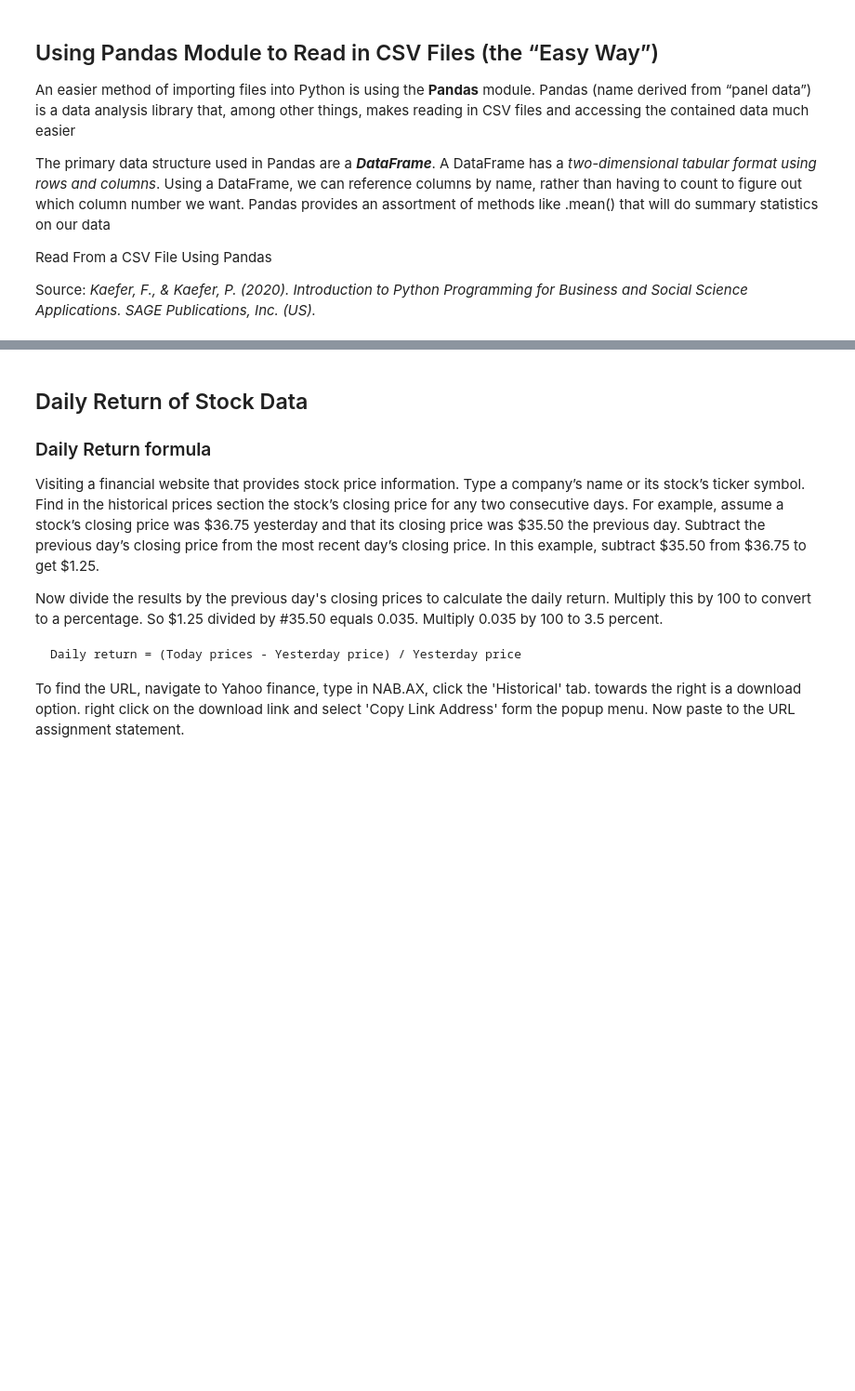
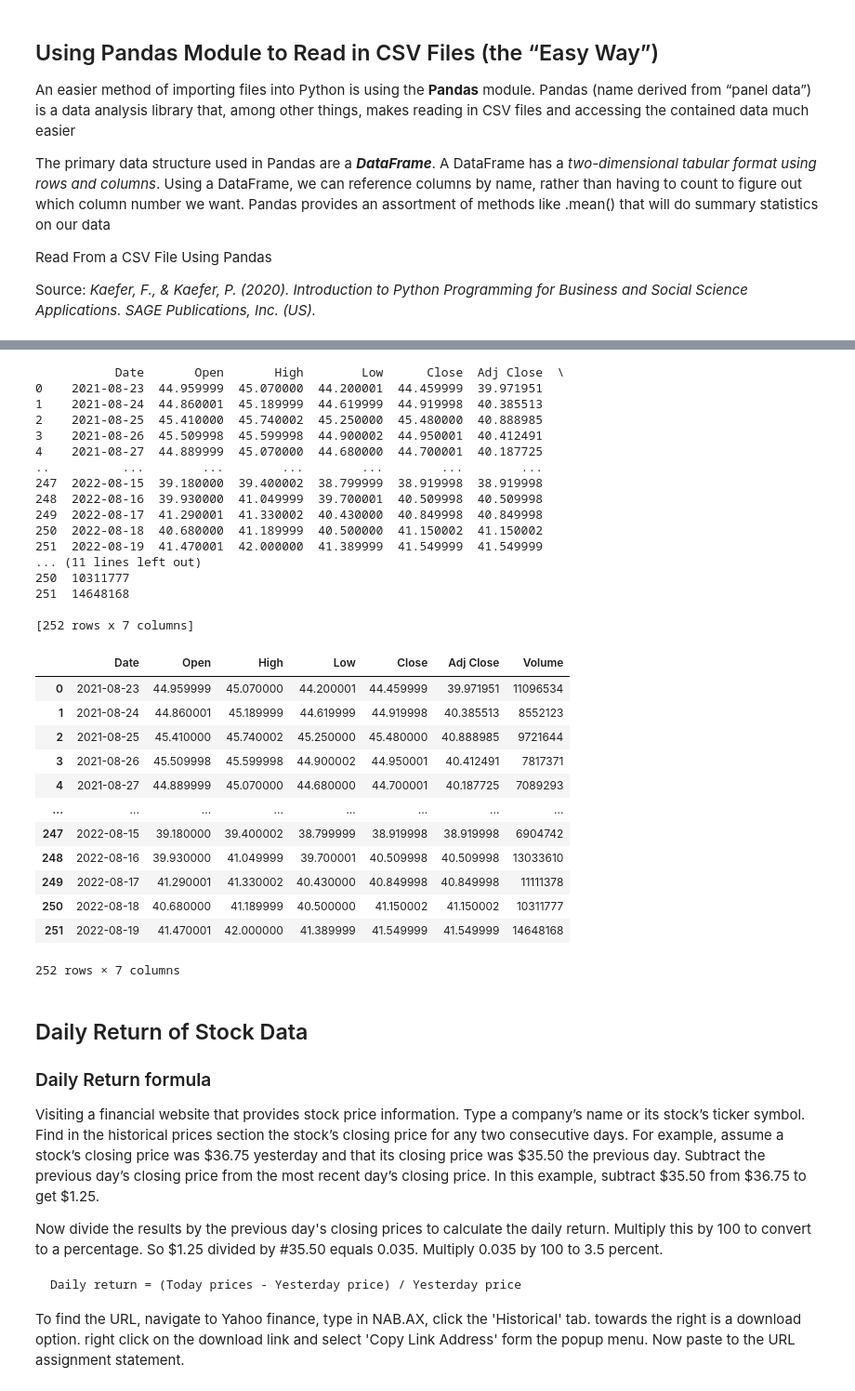
Before and after one commit to seelisher/ISYS5002-Sem02-2022, a Jupyter notebook: 05_Working_with_Files.ipynb, the cells around one changed output, grey strips where cells are left out. Shown at 93% size. Saved outputs shown, nothing was run; the diff lists cells and outputs as text; code cells hidden in the pictures; blank space fills up the shorter version.

```diff
--- a/05_Working_with_Files.ipynb
+++ b/05_Working_with_Files.ipynb
@@ -279,9 +283,49 @@ Programming for Business and Social Science Applications. SAGE Publications, Inc
 # %%
 #import pandas module
 import pandas as pd
 from matplotlib import pyplot as plt
 
 # Load the data
+data = pd.read_csv("BHPData.csv")
+
+print(data)
+data
+#data.describe()
+#data.info()
+#data.head() or data.tail()
+
+#plt.plot(data['Date'], data['Adj Close'])
+# %% [output]
+           Date       Open       High        Low      Close  Adj Close  \
+0    2021-08-23  44.959999  45.070000  44.200001  44.459999  39.971951
+1    2021-08-24  44.860001  45.189999  44.619999  44.919998  40.385513
+2    2021-08-25  45.410000  45.740002  45.250000  45.480000  40.888985
+3    2021-08-26  45.509998  45.599998  44.900002  44.950001  40.412491
+4    2021-08-27  44.889999  45.070000  44.680000  44.700001  40.187725
+..          ...        ...        ...        ...        ...        ...
+247  2022-08-15  39.180000  39.400002  38.799999  38.919998  38.919998
+248  2022-08-16  39.930000  41.049999  39.700001  40.509998  40.509998
+249  2022-08-17  41.290001  41.330002  40.430000  40.849998  40.849998
+250  2022-08-18  40.680000  41.189999  40.500000  41.150002  41.150002
+251  2022-08-19  41.470001  42.000000  41.389999  41.549999  41.549999
+... (11 lines left out)
+250  10311777
+251  14648168
+
+[252 rows x 7 columns]
+|  | Date | Open | High | Low | Close | Adj Close | Volume |
+| 0 | 2021-08-23 | 44.959999 | 45.070000 | 44.200001 | 44.459999 | 39.971951 | 11096534 |
+| 1 | 2021-08-24 | 44.860001 | 45.189999 | 44.619999 | 44.919998 | 40.385513 | 8552123 |
+| 2 | 2021-08-25 | 45.410000 | 45.740002 | 45.250000 | 45.480000 | 40.888985 | 9721644 |
+| 3 | 2021-08-26 | 45.509998 | 45.599998 | 44.900002 | 44.950001 | 40.412491 | 7817371 |
+| 4 | 2021-08-27 | 44.889999 | 45.070000 | 44.680000 | 44.700001 | 40.187725 | 7089293 |
+| ... | ... | ... | ... | ... | ... | ... | ... |
+| 247 | 2022-08-15 | 39.180000 | 39.400002 | 38.799999 | 38.919998 | 38.919998 | 6904742 |
+| 248 | 2022-08-16 | 39.930000 | 41.049999 | 39.700001 | 40.509998 | 40.509998 | 13033610 |
+| 249 | 2022-08-17 | 41.290001 | 41.330002 | 40.430000 | 40.849998 | 40.849998 | 11111378 |
+| 250 | 2022-08-18 | 40.680000 | 41.189999 | 40.500000 | 41.150002 | 41.150002 | 10311777 |
+| 251 | 2022-08-19 | 41.470001 | 42.000000 | 41.389999 | 41.549999 | 41.549999 | 14648168 |
+252 rows × 7 columns
 # %% [markdown]
 ## Daily Return of Stock Data
 
```
Also changed, not shown: parts of 3 cells of this notebook.
